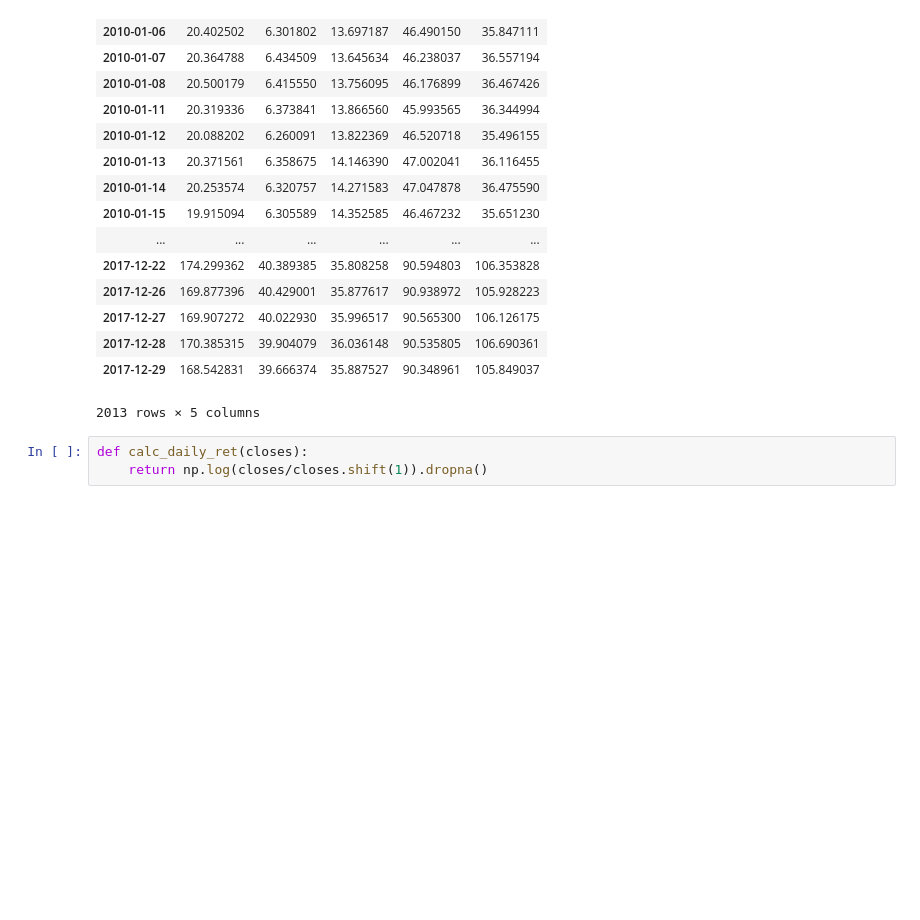
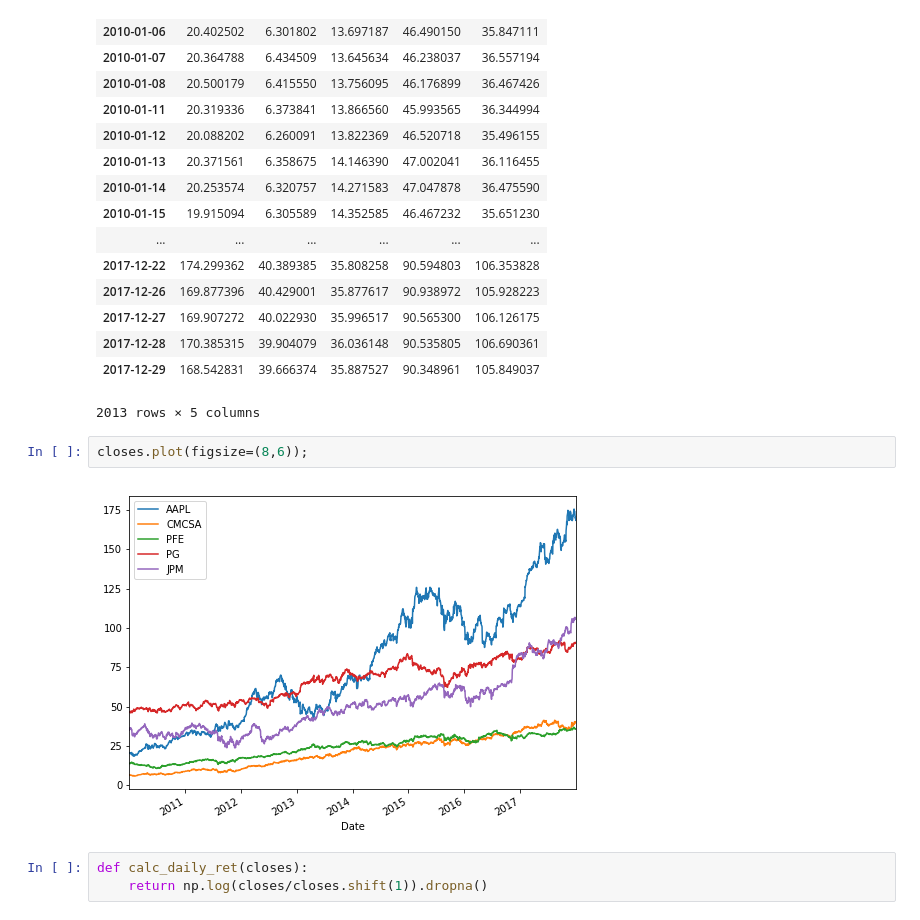
Before and after one commit to SamirNE/Proyecto_Modulo3, a Jupyter notebook: ProyectoModulo3_VillaO_NavarreteS_PadillaF.ipynb, the cells around one changed output. Cells and saved outputs as stored; diff of their text form; blank space fills up the shorter version.

```diff
--- a/ProyectoModulo3_VillaO_NavarreteS_PadillaF.ipynb
+++ b/ProyectoModulo3_VillaO_NavarreteS_PadillaF.ipynb
@@ -99,6 +100,10 @@ closes
 | 2017-12-28 | 170.385315 | 39.904079 | 36.036148 | 90.535805 | 106.690361 |
 | 2017-12-29 | 168.542831 | 39.666374 | 35.887527 | 90.348961 | 105.849037 |
 2013 rows × 5 columns
+# %%
+closes.plot(figsize=(8,6));
+# %% [output]
+[figure, added]
 # %%
 def calc_daily_ret(closes):
     return np.log(closes/closes.shift(1)).dropna()
```
Also changed, not shown: parts of 14 cells of this notebook.
